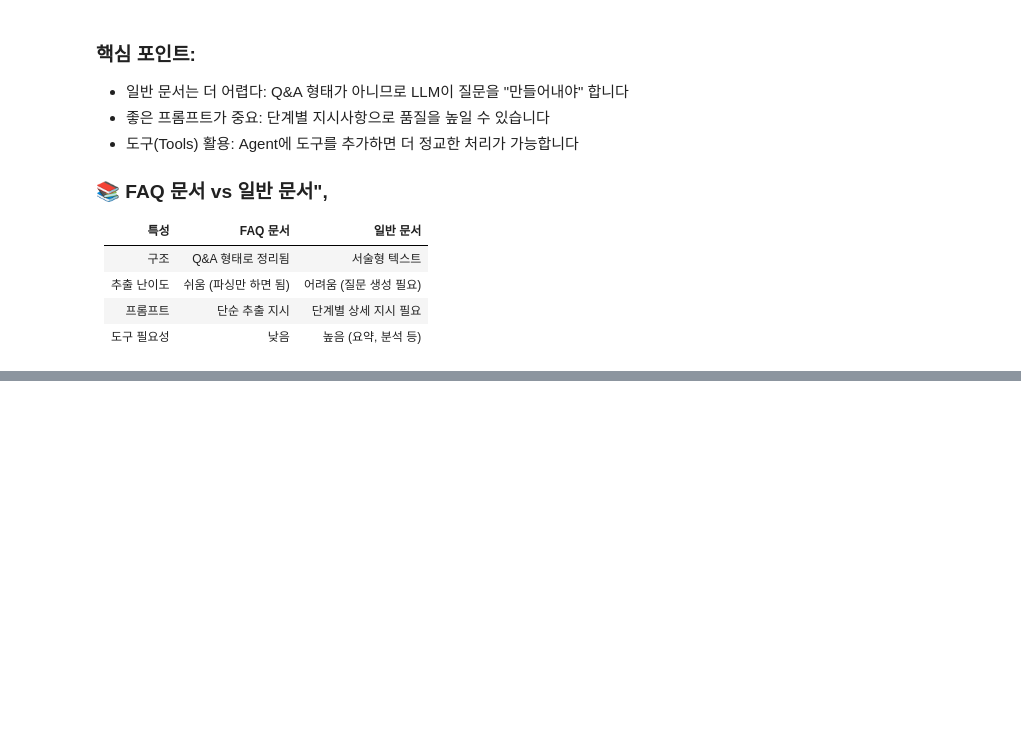
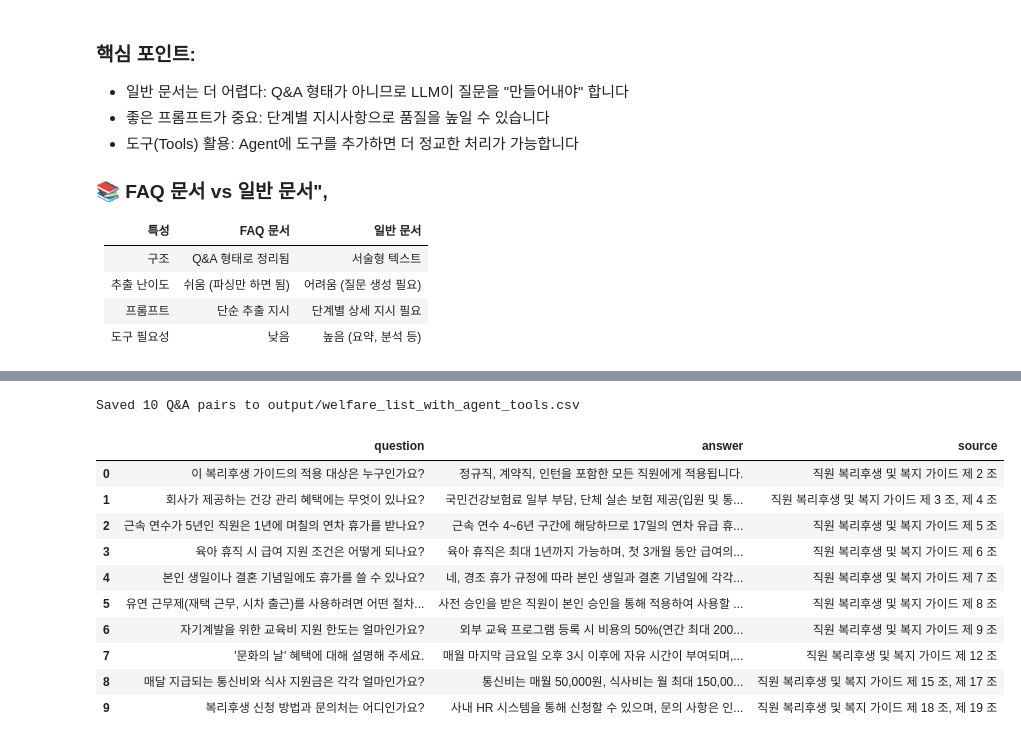
Before and after one commit to KyungbinChoi/LLM_Eval_study, a Jupyter notebook: 03.Custom_agent_with_generic_docs.ipynb, the cells around one changed output, grey strips where cells are left out. Cells and saved outputs as stored; diff of their text form; code cells hidden in the pictures; blank space fills up the shorter version.

```diff
--- a/03.Custom_agent_with_generic_docs.ipynb
+++ b/03.Custom_agent_with_generic_docs.ipynb
@@ -35,0 +155,23 @@ model = ChatGoogleGenerativeAI(
+# %%
+# 도구를 포함한 Agent 생성
+# 시스템 프롬프트에서 두 도구의 사용 방법을 명시적으로 안내합니다
+agent_with_tools = create_agent(
+    model=model,
+    tools=[analyze_document, generate_qna_list],  # 문서 분석 + Q&A 생성 도구
+    response_format=GroundTruthList,
+    system_prompt="""You are an expert at generating ground truth datasets for evaluating AI agents.
+You will be given a document from which you will generate the ground truth data.
+You have access to two tools: analyze_document and generate_qna_list.
+The analyze_document tool helps you summarize the document, while the generate_qna_list tool generates the Q&A pairs based on the document and its summary.
+Use these tools effectively to create a comprehensive ground truth dataset.""",
+)
+# %%
+# Agent가 analyze_document → generate_qna_list 순서로 도구를 호출하여 Q&A를 생성합니다
+benefit_with_tools_dataset = agent_with_tools.invoke({
+    "messages": [{
+        "role": "user",
+        "content": f"""Generate a ground truth dataset based on the following document:
+{markdown_content}
+"""
+    }]
+})
@@ -35,0 +180,25 @@ model = ChatGoogleGenerativeAI(
+# %%
+# === Agent 결과를 CSV로 저장 ===
+import pandas as pd
+
+# structured_response에서 Q&A 리스트 추출
+df = pd.DataFrame([gt.model_dump() for gt in benefit_with_tools_dataset['structured_response'].ground_truths])
+
+# CSV로 저장
+df.to_csv("./welfare_list_with_agent_tools.csv", index=False, encoding="utf-8-sig")
+
+print(f"Saved {len(df)} Q&A pairs to output/welfare_list_with_agent_tools.csv")
+df
+# %% [output]
+Saved 10 Q&A pairs to output/welfare_list_with_agent_tools.csv
+|  | question | answer | source |
+| 0 | 이 복리후생 가이드의 적용 대상은 누구인가요? | 정규직, 계약직, 인턴을 포함한 모든 직원에게 적용됩니다. | 직원 복리후생 및 복지 가이드 제 2 조 |
+| 1 | 회사가 제공하는 건강 관리 혜택에는 무엇이 있나요? | 국민건강보험료 일부 부담, 단체 실손 보험 제공(입원 및 통... | 직원 복리후생 및 복지 가이드 제 3 조, 제 4 조 |
+| 2 | 근속 연수가 5년인 직원은 1년에 며칠의 연차 휴가를 받나요? | 근속 연수 4~6년 구간에 해당하므로 17일의 연차 유급 휴... | 직원 복리후생 및 복지 가이드 제 5 조 |
+| 3 | 육아 휴직 시 급여 지원 조건은 어떻게 되나요? | 육아 휴직은 최대 1년까지 가능하며, 첫 3개월 동안 급여의... | 직원 복리후생 및 복지 가이드 제 6 조 |
+| 4 | 본인 생일이나 결혼 기념일에도 휴가를 쓸 수 있나요? | 네, 경조 휴가 규정에 따라 본인 생일과 결혼 기념일에 각각... | 직원 복리후생 및 복지 가이드 제 7 조 |
+| 5 | 유연 근무제(재택 근무, 시차 출근)를 사용하려면 어떤 절차... | 사전 승인을 받은 직원이 본인 승인을 통해 적용하여 사용할 ... | 직원 복리후생 및 복지 가이드 제 8 조 |
+| 6 | 자기계발을 위한 교육비 지원 한도는 얼마인가요? | 외부 교육 프로그램 등록 시 비용의 50%(연간 최대 200... | 직원 복리후생 및 복지 가이드 제 9 조 |
+| 7 | '문화의 날' 혜택에 대해 설명해 주세요. | 매월 마지막 금요일 오후 3시 이후에 자유 시간이 부여되며,... | 직원 복리후생 및 복지 가이드 제 12 조 |
+| 8 | 매달 지급되는 통신비와 식사 지원금은 각각 얼마인가요? | 통신비는 매월 50,000원, 식사비는 월 최대 150,00... | 직원 복리후생 및 복지 가이드 제 15 조, 제 17 조 |
+| 9 | 복리후생 신청 방법과 문의처는 어디인가요? | 사내 HR 시스템을 통해 신청할 수 있으며, 문의 사항은 인... | 직원 복리후생 및 복지 가이드 제 18 조, 제 19 조 |
```
Also changed, not shown: parts of 10 cells of this notebook, 3 other files.
